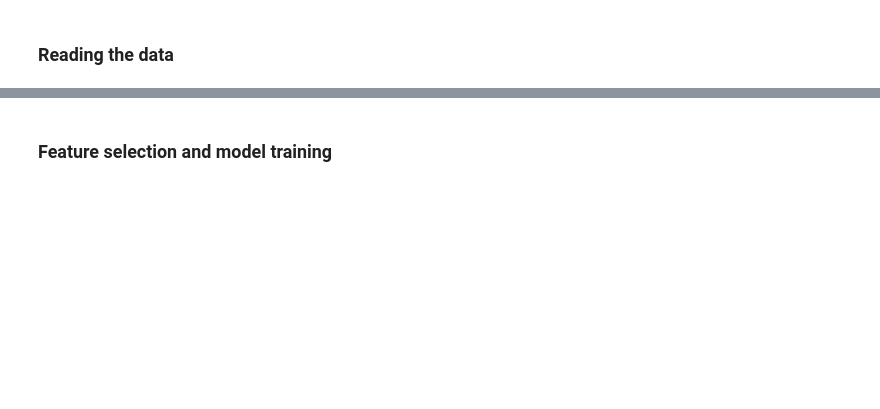
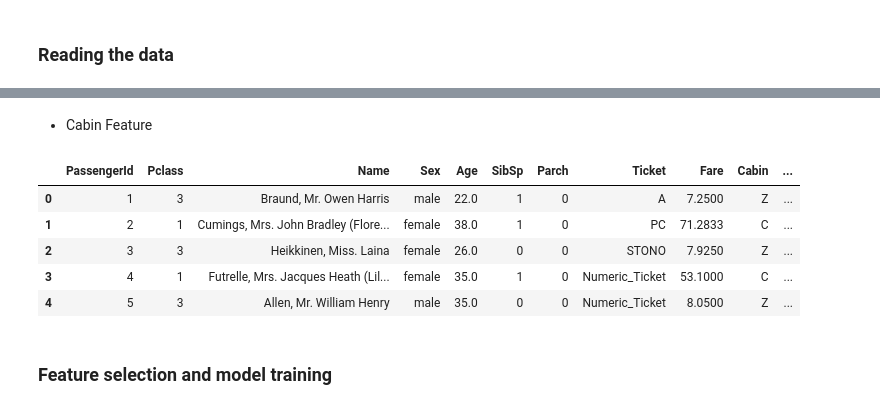
Before and after one commit to liltrinca/liltz-stuff, a Jupyter notebook: kaggle/titanic/nb_titanic.ipynb, the cells around one changed output, grey strips where cells are left out. Saved outputs shown, nothing was run; the diff lists cells and outputs as text; code cells hidden in the pictures; blank space fills up the shorter version.

```diff
--- a/kaggle/titanic/nb_titanic.ipynb
+++ b/kaggle/titanic/nb_titanic.ipynb
@@ -118,0 +95,8 @@ df_train
+# %%
+df_full['Ticket'] = df_full['Ticket'].str.replace('[/. 0-9]','', regex=True)
+df_full['Ticket'] = df_full.apply(lambda x: 'Numeric_Ticket' if x['Ticket'] == '' else x['Ticket'], axis=1)
+# %%
+df_full['Ticket'] = pd.Categorical(df_full['Ticket'])
+df_full['Ticket_n'] = df_full['Ticket'].cat.codes
+# %% [markdown]
+- Cabin Feature
@@ -118,0 +109,9 @@ df_train
+# %%
+df_full.head()
+# %% [output]
+|  | PassengerId | Pclass | Name | Sex | Age | SibSp | Parch | Ticket | Fare | Cabin | ... |
+| 0 | 1 | 3 | Braund, Mr. Owen Harris | male | 22.0 | 1 | 0 | A | 7.2500 | Z | ... |
+| 1 | 2 | 1 | Cumings, Mrs. John Bradley (Flore... | female | 38.0 | 1 | 0 | PC | 71.2833 | C | ... |
+| 2 | 3 | 3 | Heikkinen, Miss. Laina | female | 26.0 | 0 | 0 | STONO | 7.9250 | Z | ... |
+| 3 | 4 | 1 | Futrelle, Mrs. Jacques Heath (Lil... | female | 35.0 | 1 | 0 | Numeric_Ticket | 53.1000 | C | ... |
+| 4 | 5 | 3 | Allen, Mr. William Henry | male | 35.0 | 0 | 0 | Numeric_Ticket | 8.0500 | Z | ... |
```
Also changed, not shown: parts of 37 cells of this notebook, 4 other files.
